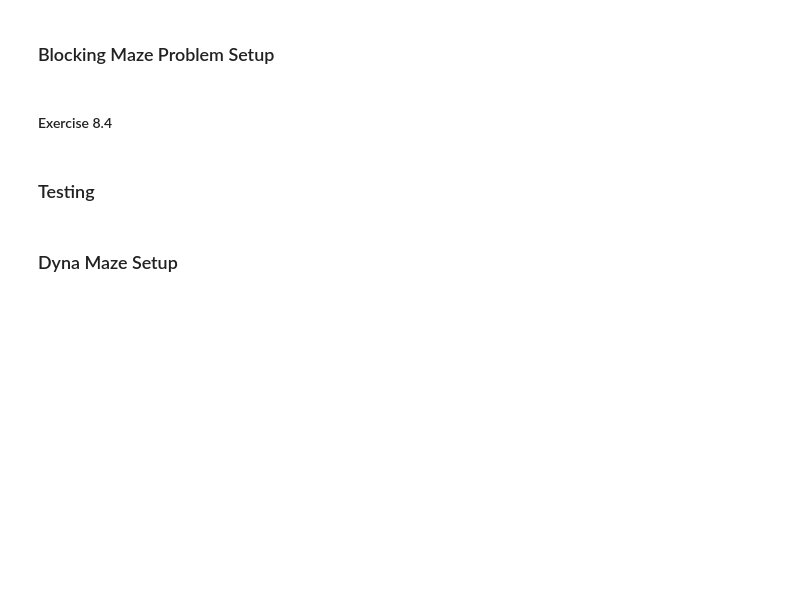
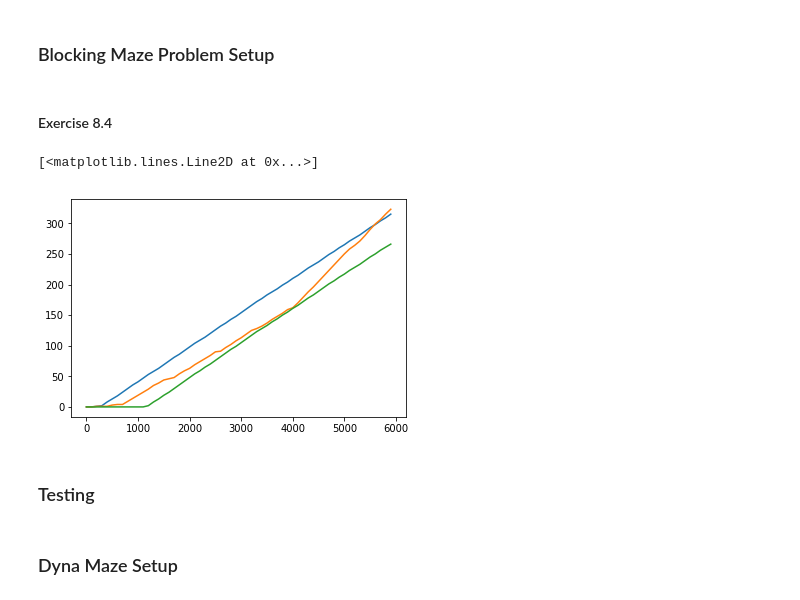
Before and after one commit to muarvyn/SuttonBartoRLBook.exercise, a Jupyter notebook: ShortcutMaze/Q-Planning.ipynb, the cells around one changed output. Saved outputs shown, nothing was run; the diff lists cells and outputs as text; code cells hidden in the pictures; blank space fills up the shorter version.

Commit message:
Completed with Q-Planning

```diff
--- a/ShortcutMaze/Q-Planning.ipynb
+++ b/ShortcutMaze/Q-Planning.ipynb
@@ -362,0 +344,30 @@ DynaQ(Q, ModelReward, ModelState1, sequence, n, alpha, gamma, UNOBSERVED)
+# %%
+alpha = 0.1
+gamma = 0.95
+epsilon = 0.1
+n = 50
+bonus_reward_factor = 2.e-4
+
+Q = np.zeros(shape)
+ModelReward = np.zeros(shape)
+ModelState1 = np.full(shape+(2,),-1)
+
+maze_obstacles_1 = [[2,1,3,9]]
+maze_obstacles_2 = [[2,1,3,8]]
+start_cell = (0,3)
+target_cell = (5,8)
+
+maze1 = buildMaze(maze_shape, maze_obstacles_1, start_cell, target_cell)
+maze2 = buildMaze(maze_shape, maze_obstacles_2, start_cell, target_cell)
+
+getStartCell = lambda e=1: start_cell
+total_reward_callback = TotalRewardCallback(100)
+
+shortcut_maze_callback = SwitchMazeCallback(
+    getMazeTransition(lambda m,s,a: maze_getTransition(m, getStartCell, s, a), maze1),
+    3000,
+    maze2,
+    total_reward_callback
+    )
+planning = QPlus(Q, bonus_reward_factor)
+timestamp_callback = TimestampCallback(planning, shortcut_maze_callback)
@@ -363,3 +385,10 @@ DynaQ(Q, ModelReward, ModelState1, sequence, n, alpha, gamma, UNOBSERVED)
+# %%
+plt.plot(range(0,6000,100), total_reward_callback.TotalReward)
+plt.plot(range(0,6000,100), DaynaQPlus_total_reward.TotalReward)
+plt.plot(range(0,6000,100), DaynaQ_total_reward.TotalReward)
+# %% [output]
+[<matplotlib.lines.Line2D at 0x...>]
+[figure, added]
 # %% [markdown]
 ### Testing
 # %%
```
Also changed, not shown: parts of 9 cells of this notebook.
